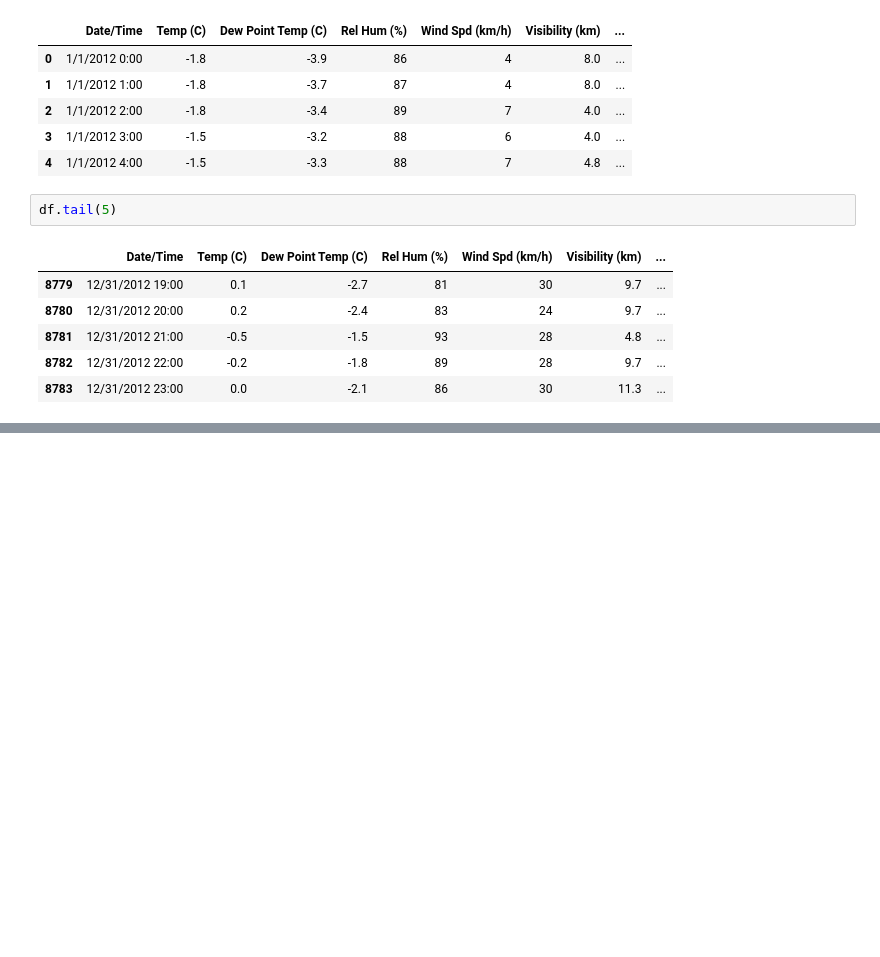
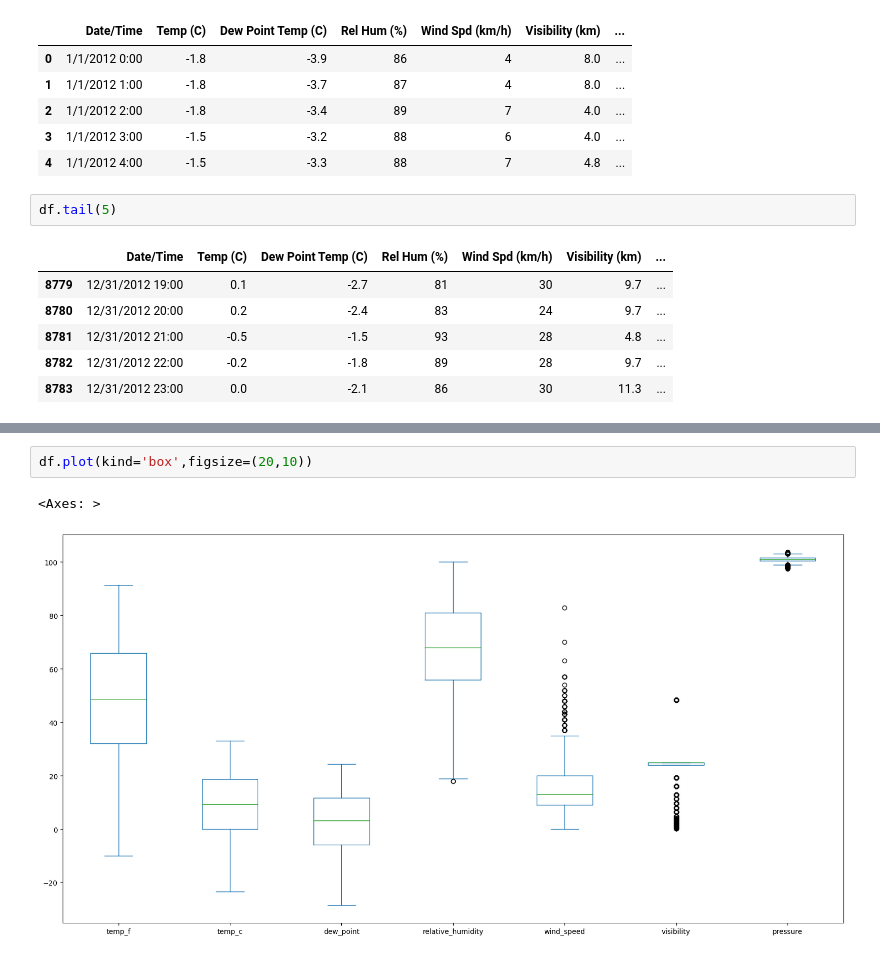
Before and after one commit to Tetratic/MLA_BSJ, a Jupyter notebook: MLA1_BSJ.ipynb, the cells around one changed output, grey strips where cells are left out. Saved outputs shown, nothing was run; the diff lists cells and outputs as text; blank space fills up the shorter version.

```diff
--- a/MLA1_BSJ.ipynb
+++ b/MLA1_BSJ.ipynb
@@ -38,0 +166,5 @@ df.tail(5)
+# %%
+df.plot(kind='box',figsize=(20,10))
+# %% [output]
+<Axes: >
+[figure, added]
```
Also changed, not shown: parts of 12 cells of this notebook.
